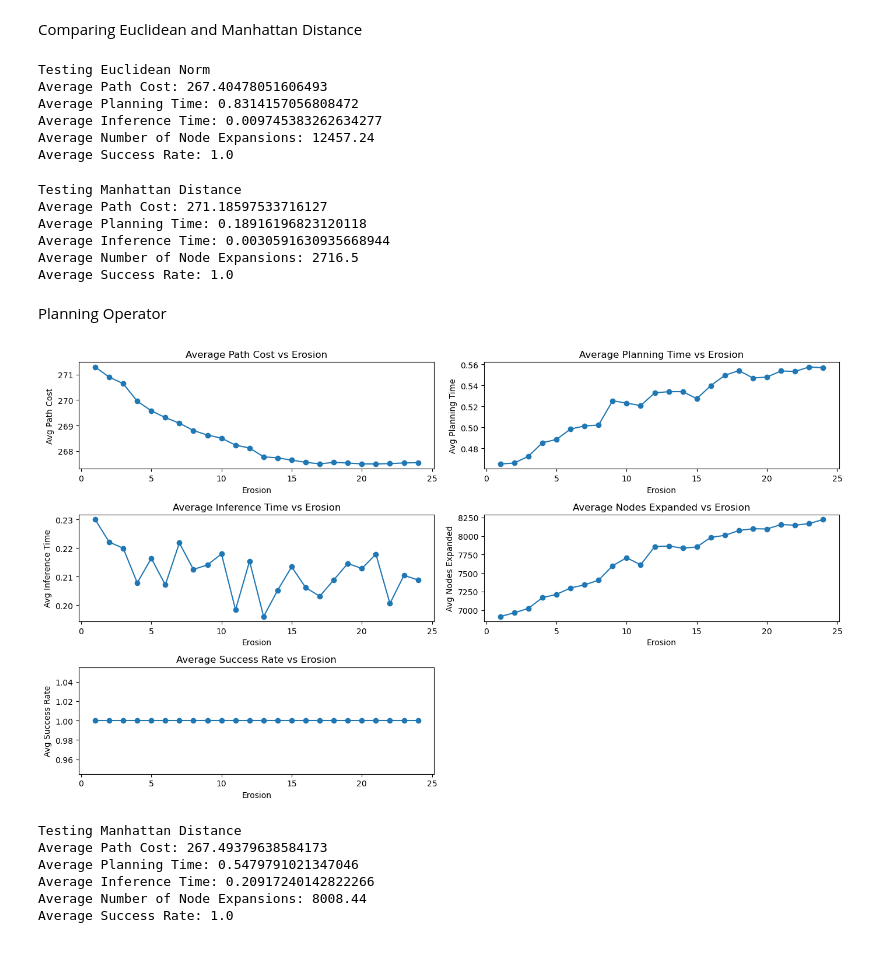
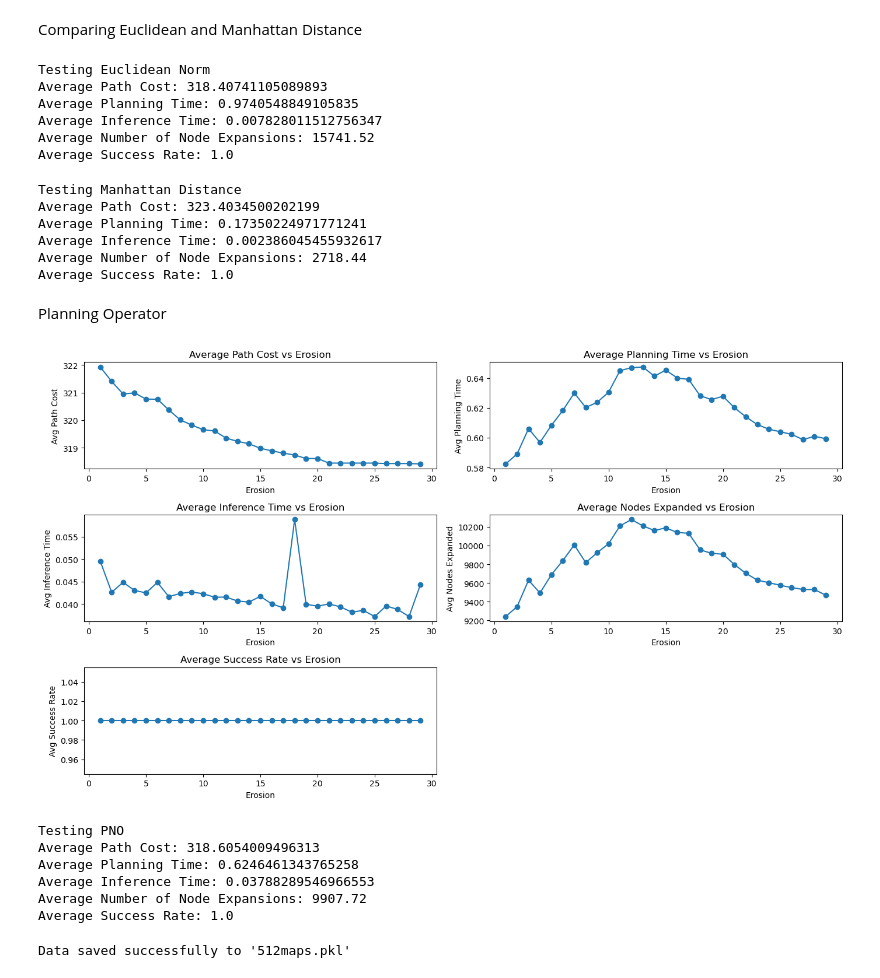
Before and after one commit to sharath-matada/Planning_Operator, a Jupyter notebook: 2D_Experiments/large_maps/test_heuristics_on_512_maps.ipynb, the cells around one changed output. Drawn from its saved outputs; the diff is of its cells as text; code cells hidden in the pictures.

```diff
--- a/2D_Experiments/large_maps/test_heuristics_on_512_maps.ipynb
+++ b/2D_Experiments/large_maps/test_heuristics_on_512_maps.ipynb
@@ -20,7 +20,7 @@ Ntotal = 550
 ntest = 50
 sub = 1
 Sx = Sy = int(((512 - 1) / sub) + 1)
-maps = np.load('/mountvol/2D-512-Dataset/mask.npy')
+maps = np.load('/mountvol/2D-512-Dataset-0/mask.npy')
 maps = maps[:Ntotal][-ntest:, ::sub, ::sub][:, :Sx, :Sy]
 # maps = maps[30:31,:,:].reshape(1,Sx,Sy)
 # %% [markdown]
@@ -36,10 +36,10 @@ print("Testing Euclidean Norm")
 euclidean_results = testheuristiconmaps(startpositions, goalpositions, maps, euclideannorm, plotresults=False, printvalues=True)
 # %% [output]
 Testing Euclidean Norm
-Average Path Cost: 267.40478051606493
-Average Planning Time: 0.8314157056808472
-Average Inference Time: 0.009745383262634277
-Average Number of Node Expansions: 12457.24
+Average Path Cost: 318.40741105089893
+Average Planning Time: 0.9740548849105835
+Average Inference Time: 0.007828011512756347
+Average Number of Node Expansions: 15741.52
 Average Success Rate: 1.0
 # %%
 # Manhattan Distance
@@ -47,10 +47,10 @@ print("Testing Manhattan Distance")
 euclidean_results = testheuristiconmaps(startpositions, goalpositions, maps, manhattandistance, plotresults=False, printvalues=True)
 # %% [output]
 Testing Manhattan Distance
-Average Path Cost: 271.18597533716127
-Average Planning Time: 0.18916196823120118
-Average Inference Time: 0.0030591630935668944
-Average Number of Node Expansions: 2716.5
+Average Path Cost: 323.4034500202199
+Average Planning Time: 0.17350224971771241
+Average Inference Time: 0.002386045455932617
+Average Number of Node Expansions: 2718.44
 Average Success Rate: 1.0
 # %% [markdown]
 Planning Operator
@@ -61,7 +61,7 @@ width = 24
 nlayers = 1
 
 model = PlanningOperator2D(modes, modes, width, nlayers)
-model.load_state_dict(torch.load("/mountvol/2D-512-Dataset/planningoperator_street_maps_512x512_8m_24w_1l_b20/n500_lr5.000000e-03_gamma5.000000e-01_wd3.000000e-06_seed5/model512.ckpt"))
+model.load_state_dict(torch.load("/mountvol/2D-512-Dataset-0/planningoperator_street_maps_512x512_8m_12w_1l_b20/n500_lr5.000000e-03_gamma5.000000e-01_wd3.000000e-06_seed5/model256.ckpt"))
 model.eval()
 device = torch.device('cuda' if torch.cuda.is_available() else 'cpu')
 model.to(device)
@@ -75,7 +75,7 @@ avgsuccessrate_values = []
 # %%
 
 # Run the loop and store results
-for erode in range(1, 25):
+for erode in range(1, 30):
 
     # Call your function and store the results
     avgpathcost, avgplantime, avginfertime, avgnodesexp, avgsuccessrate = testheuristiconmaps(
@@ -105,41 +105,67 @@ plt.subplot(3, 2, 2)
 plt.plot(erosion_values, avgplantime_values, marker='o')
 plt.title('Average Planning Time vs Erosion')
 plt.xlabel('Erosion')
 plt.ylabel('Avg Planning Time')
 
 # Plot for avginfertime
 plt.subplot(3, 2, 3)
 plt.plot(erosion_values, avginfertime_values, marker='o')
 plt.title('Average Inference Time vs Erosion')
 plt.xlabel('Erosion')
 plt.ylabel('Avg Inference Time')
 
 # Plot for avgnodesexp
 plt.subplot(3, 2, 4)
 plt.plot(erosion_values, avgnodesexp_values, marker='o')
 plt.title('Average Nodes Expanded vs Erosion')
 plt.xlabel('Erosion')
 plt.ylabel('Avg Nodes Expanded')
 
 # Plot for avgsuccessrate
 plt.subplot(3, 2, 5)
 plt.plot(erosion_values, avgsuccessrate_values, marker='o')
 plt.title('Average Success Rate vs Erosion')
 plt.xlabel('Erosion')
 plt.ylabel('Avg Success Rate')
 
 # Adjust layout and show the plot
 plt.tight_layout()
 plt.show()
 # %% [output]
-[figure, old version]
+[figure, new version]
 # %%
 print("Testing PNO")
-no_results = testheuristiconmaps(startpositions, goalpositions, maps, planningoperator, plotresults=False, printvalues=True, erosion = 17, model=model)
+no_results = testheuristiconmaps(startpositions, goalpositions, maps, planningoperator, plotresults=False, printvalues=True, erosion = 20, model=model)
 # %% [output]
-Testing Manhattan Distance
-Average Path Cost: 267.49379638584173
-Average Planning Time: 0.5479791021347046
-Average Inference Time: 0.20917240142822266
-Average Number of Node Expansions: 8008.44
+Testing PNO
+Average Path Cost: 318.6054009496313
+Average Planning Time: 0.6246461343765258
+Average Inference Time: 0.03788289546966553
+Average Number of Node Expansions: 9907.72
 Average Success Rate: 1.0
+# %%
+# Store startpositions(np.array), goalpositions(np.array), maps(np.array), model(.ckpt), euclidean_results(list), no_results(list)
+import pickle
+# Store everything in a dictionary
+data = {
+    "startpositions": startpositions,
+    "goalpositions": goalpositions,
+    "maps": maps,
+    "model": model,
+    "euclidean_results": euclidean_results,
+    "no_results": no_results,
+    "erosion_values": erosion_values,
+    "avgpathcost_values": avgpathcost_values,
+    "avgplantime_values": avgplantime_values,
+    "avginfertime_values": avginfertime_values,
+    "avgnodesexp_values": avgnodesexp_values,
+    "avgsuccessrate_values": avgsuccessrate_values
+}
+
+# Save to file using pickle
+with open("512maps.pkl", "wb") as file:
+    pickle.dump(data, file)
+
+print("Data saved successfully to '512maps.pkl'")
+# %% [output]
+Data saved successfully to '512maps.pkl'
```
